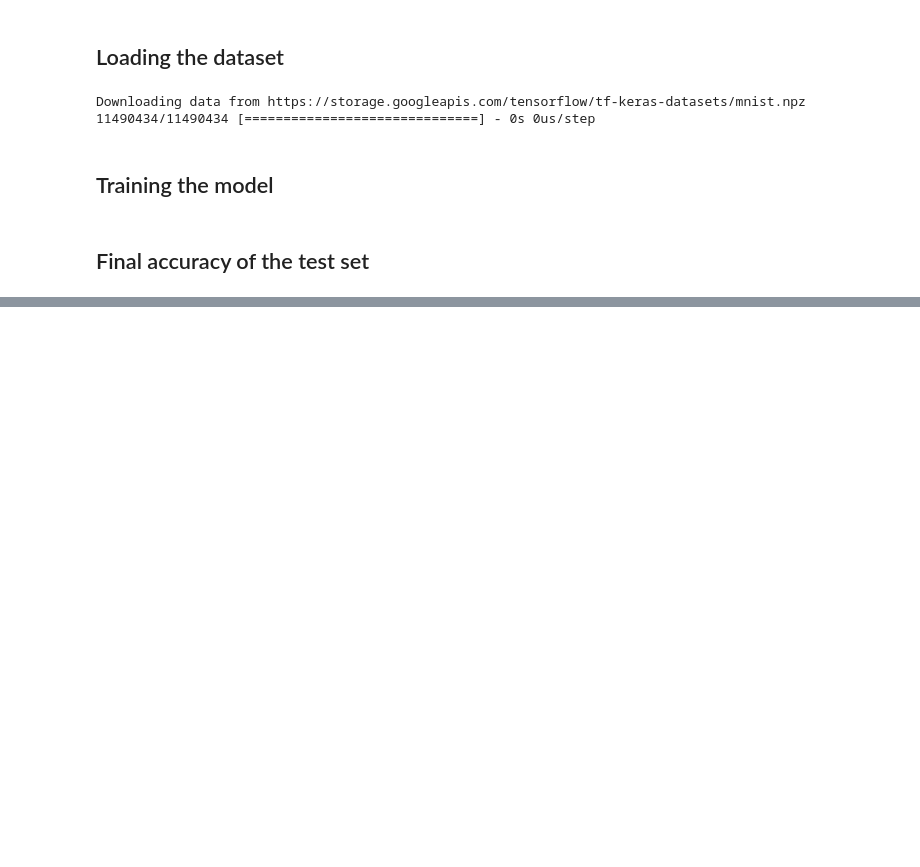
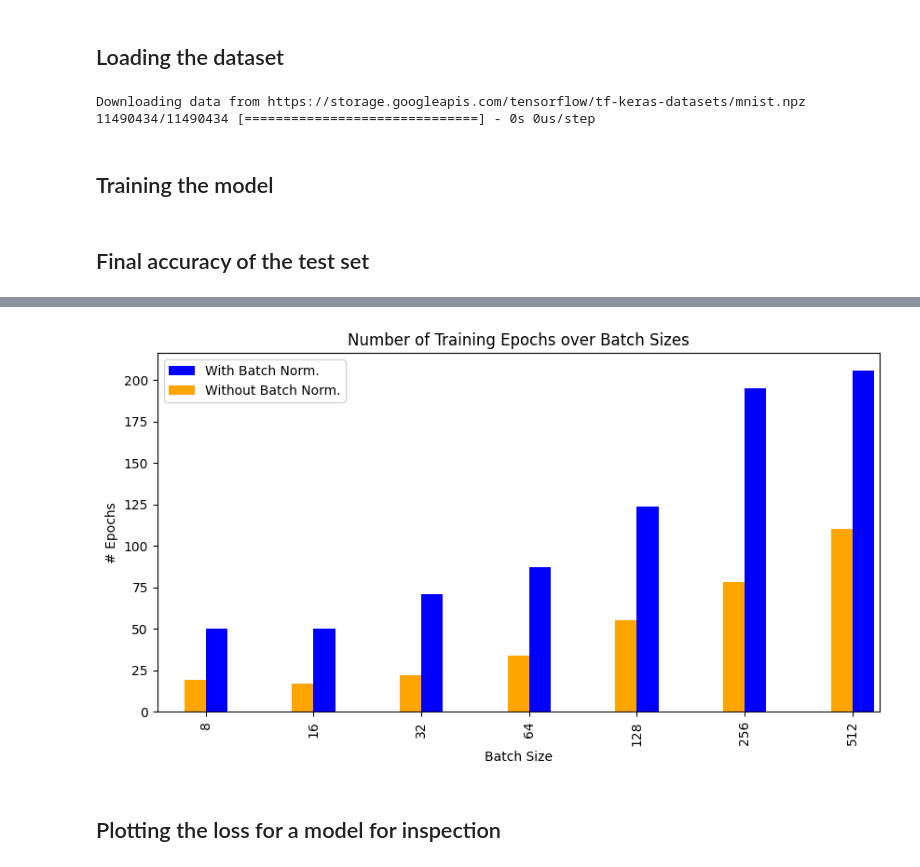
Before and after one commit to Sagivm/DeepCourse, a Jupyter notebook: Ex1/ex1.ipynb, the cells around one changed output, grey strips where cells are left out. Drawn from its saved outputs; the diff is of its cells as text; code cells hidden in the pictures; blank space fills up the shorter version.

```diff
--- a/Ex1/ex1.ipynb
+++ b/Ex1/ex1.ipynb
@@ -439,0 +514,23 @@ print(f"Test accuracy {acc:.2f}%")
+# %%
+# Epoch numbers
+
+fig = plt.figure(figsize=(10,5))
+ax = fig.add_subplot(111)
+width = 0.2
+
+df[df.batchnorm].plot.bar(x='batch_size', y='epochs', color='blue', ax=ax, position=0, width=width)
+df[~df.batchnorm].plot.bar(x='batch_size', y='epochs', color='orange', ax=ax, position=1, width=width)
+
+ax.legend(['With Batch Norm.', 'Without Batch Norm.'])
+
+ax.set_xlabel("Batch Size")
+ax.set_ylabel("# Epochs")
+
+plt.title("Number of Training Epochs over Batch Sizes")
+
+plt.savefig('epochs.png')
+plt.show()
+# %% [output]
+[figure, added]
+# %% [markdown]
+## Plotting the loss for a model for inspection
```
Also changed, not shown: parts of 16 cells of this notebook, 4 other files.
